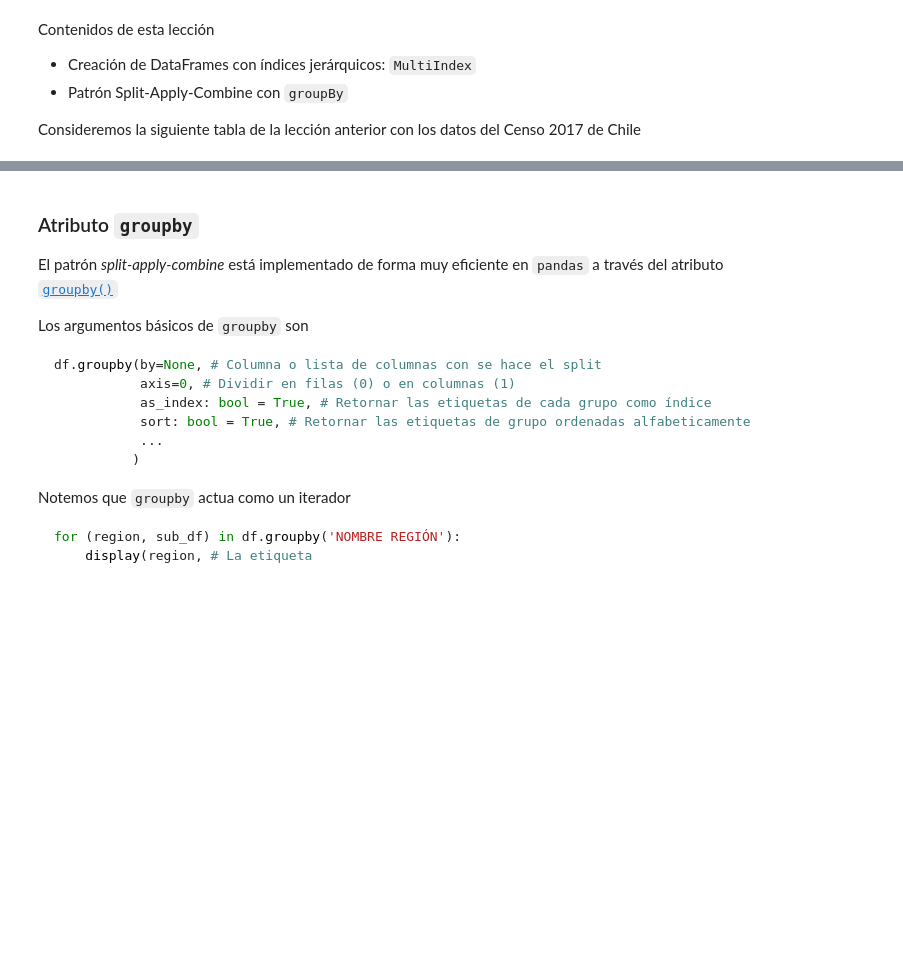
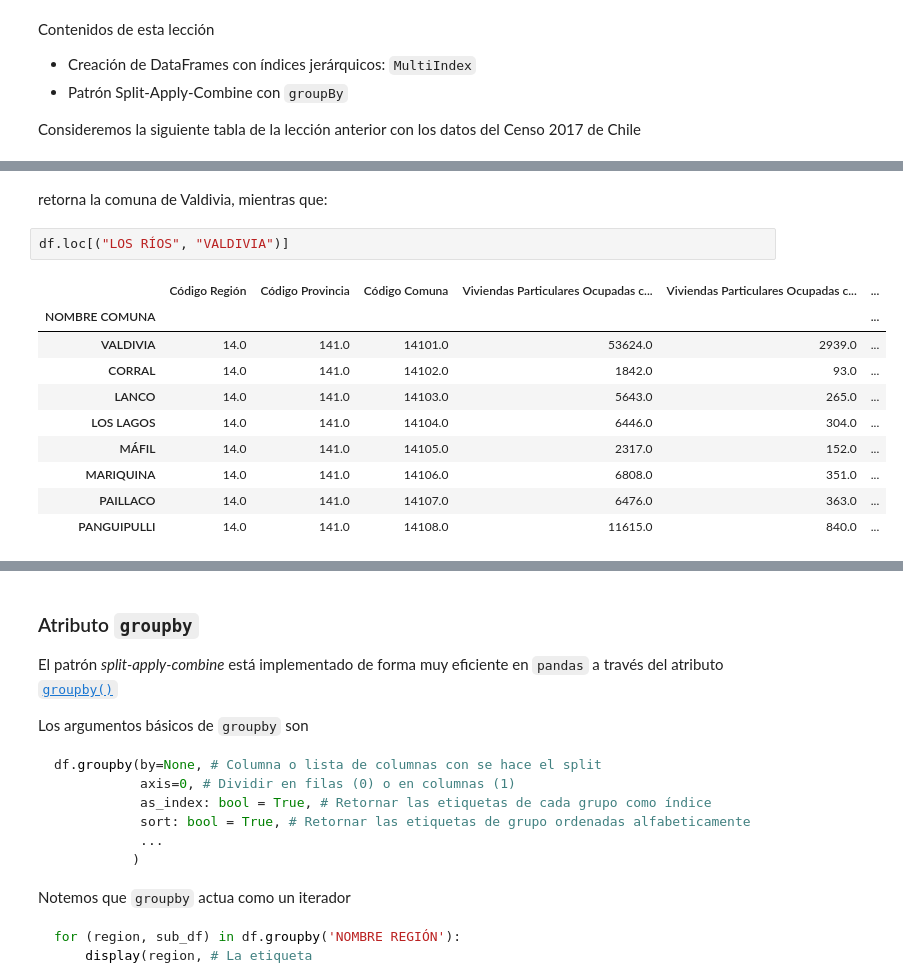
Before and after one commit to phuijse/PythonBook, a Jupyter notebook: contents/pandas/part3.ipynb, the cells around one changed output, grey strips where cells are left out. Saved outputs shown, nothing was run; the diff lists cells and outputs as text; blank space fills up the shorter version.

```diff
--- a/contents/pandas/part3.ipynb
+++ b/contents/pandas/part3.ipynb
@@ -106,0 +104,15 @@ Lo cual retorna las comunas pertenecientes a las provincias de Llanquihue y Pale
+# %% [markdown]
+retorna la comuna de Valdivia, mientras que:
+# %%
+df.loc[("LOS RÍOS", "VALDIVIA")]
+# %% [output]
+|  | Código Región | Código Provincia | Código Comuna | Viviendas Particulares Ocupadas c... | Viviendas Particulares Ocupadas c... | ... |
+| NOMBRE COMUNA |  |  |  |  |  | ... |
+| VALDIVIA | 14.0 | 141.0 | 14101.0 | 53624.0 | 2939.0 | ... |
+| CORRAL | 14.0 | 141.0 | 14102.0 | 1842.0 | 93.0 | ... |
+| LANCO | 14.0 | 141.0 | 14103.0 | 5643.0 | 265.0 | ... |
+| LOS LAGOS | 14.0 | 141.0 | 14104.0 | 6446.0 | 304.0 | ... |
+| MÁFIL | 14.0 | 141.0 | 14105.0 | 2317.0 | 152.0 | ... |
+| MARIQUINA | 14.0 | 141.0 | 14106.0 | 6808.0 | 351.0 | ... |
+| PAILLACO | 14.0 | 141.0 | 14107.0 | 6476.0 | 363.0 | ... |
+| PANGUIPULLI | 14.0 | 141.0 | 14108.0 | 11615.0 | 840.0 | ... |
```
Also changed, not shown: parts of 15 cells of this notebook.
